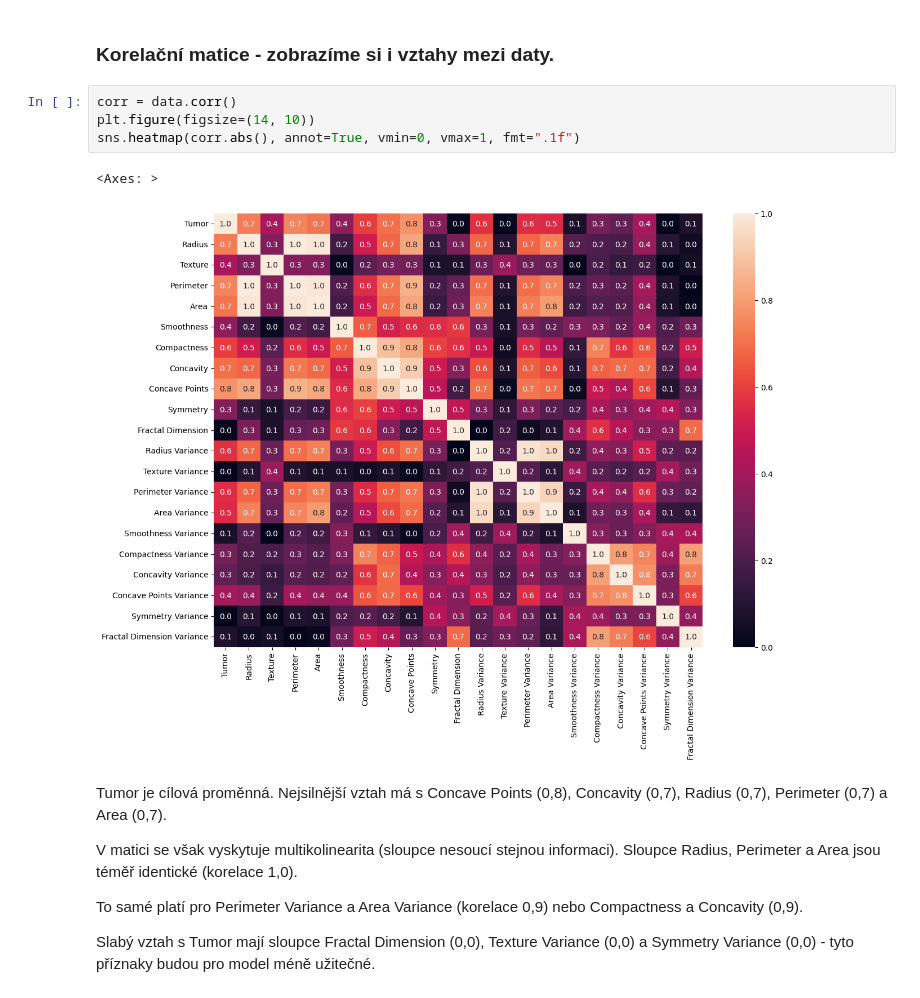
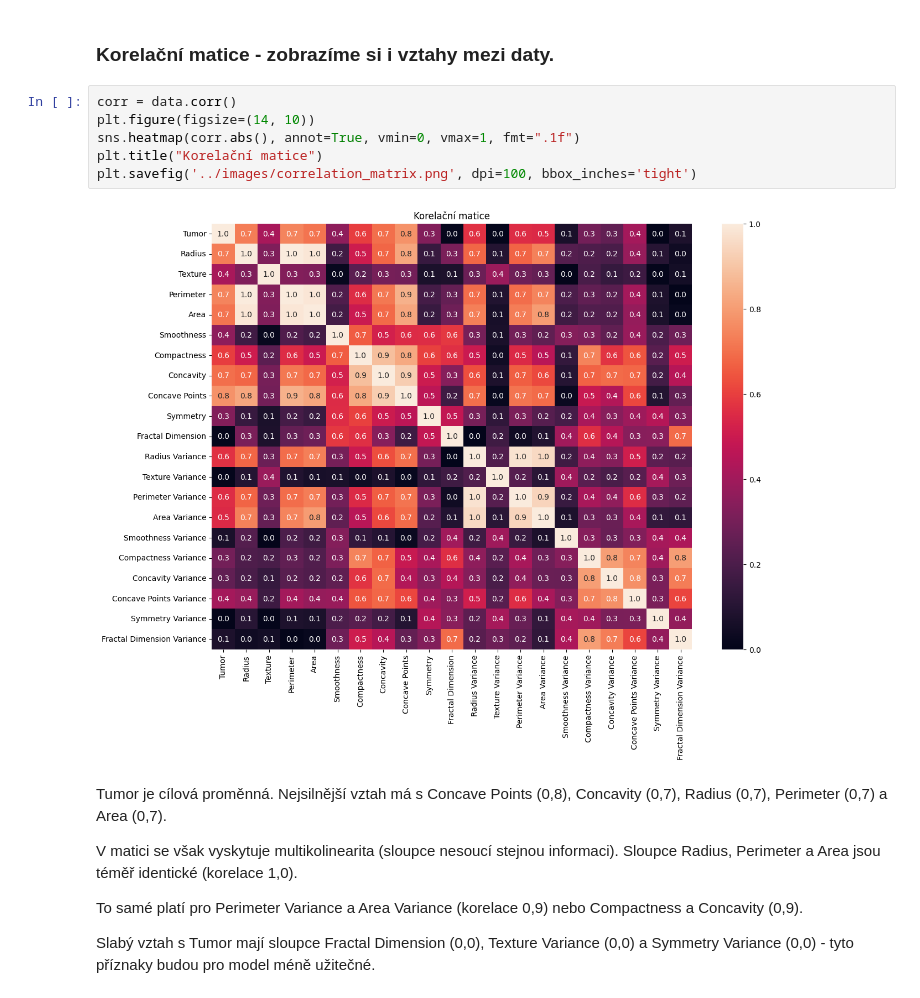
Before and after one commit to mirovisus/breast-cancer-project, a Jupyter notebook: notebooks/rakovina_prsou.ipynb, the cells around one changed output. Drawn from its saved outputs; the diff is of its cells as text.

```diff
--- a/notebooks/rakovina_prsou.ipynb
+++ b/notebooks/rakovina_prsou.ipynb
@@ -221,10 +233,11 @@ Standardizace pomůže snížit vliv odlehlých hodnot na model.
 # %%
 corr = data.corr()
 plt.figure(figsize=(14, 10))
 sns.heatmap(corr.abs(), annot=True, vmin=0, vmax=1, fmt=".1f")
+plt.title("Korelační matice")
+plt.savefig('../images/correlation_matrix.png', dpi=100, bbox_inches='tight')
 # %% [output]
-<Axes: >
-[figure, old version]
+[figure, new version]
 # %% [markdown]
 Tumor je cílová proměnná. Nejsilnější vztah má s Concave Points (0,8), Concavity (0,7), Radius (0,7), Perimeter (0,7) a Area (0,7).
 
```
Also changed, not shown: parts of 8 cells of this notebook, 8 other files.
